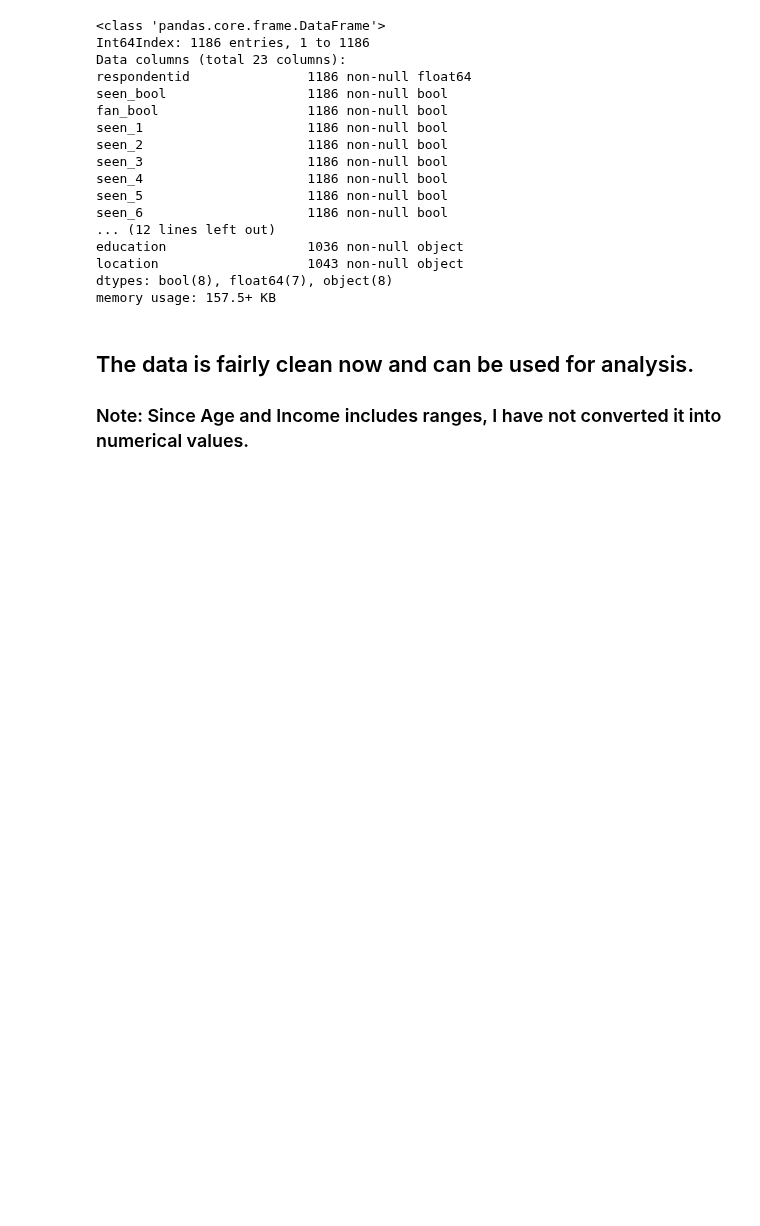
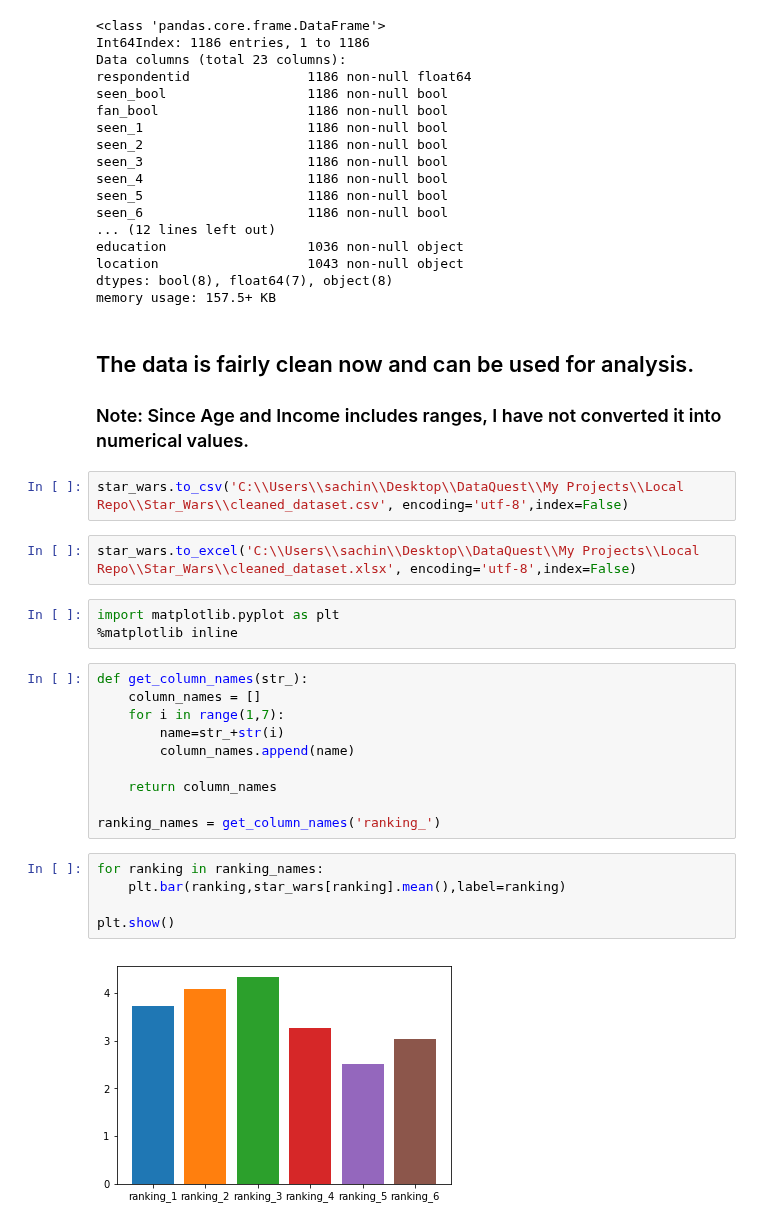
Before and after one commit to sachinprabhu90/Star-Wars, a Jupyter notebook: star_wars.ipynb, the cells around one changed output. Cells and saved outputs as stored; diff of their text form; blank space fills up the shorter version.

Commit message:
Added a bit of analysis and visualization.

```diff
--- a/star_wars.ipynb
+++ b/star_wars.ipynb
@@ -462,3 +462,27 @@ memory usage: 157.5+ KB
 ## The data is fairly clean now  and can be used for analysis.
 
 ### Note: Since Age and Income includes ranges, I have not converted it into numerical values.
+# %%
+star_wars.to_csv('C:\\Users\\sachin\\Desktop\\DataQuest\\My Projects\\Local Repo\\Star_Wars\\cleaned_dataset.csv', encoding='utf-8',index=False)
+# %%
+star_wars.to_excel('C:\\Users\\sachin\\Desktop\\DataQuest\\My Projects\\Local Repo\\Star_Wars\\cleaned_dataset.xlsx', encoding='utf-8',index=False)
+# %%
+import matplotlib.pyplot as plt
+%matplotlib inline
+# %%
+def get_column_names(str_):
+    column_names = []
+    for i in range(1,7):
+        name=str_+str(i)
+        column_names.append(name)
+
+    return column_names
+
+ranking_names = get_column_names('ranking_')
+# %%
+for ranking in ranking_names:
+    plt.bar(ranking,star_wars[ranking].mean(),label=ranking)
+
+plt.show()
+# %% [output]
+[figure, added]
```
Also changed, not shown: parts of 20 cells of this notebook.
